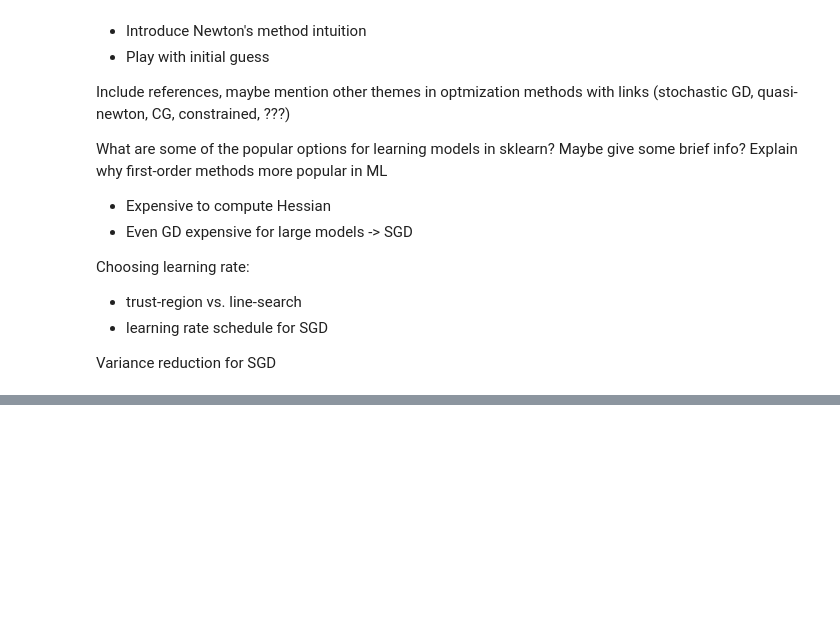
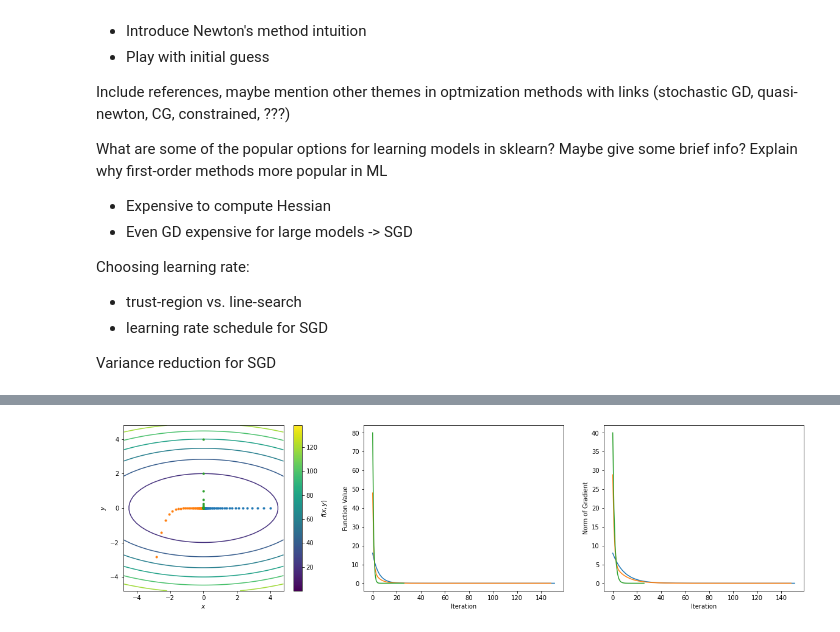
Before and after one commit to UW-AMO/neurohackademy, a Jupyter notebook: notebooks/gradientDescent.ipynb, the cells around one changed output, grey strips where cells are left out. Saved outputs shown, nothing was run; the diff lists cells and outputs as text; code cells hidden in the pictures; blank space fills up the shorter version.

```diff
--- a/notebooks/gradientDescent.ipynb
+++ b/notebooks/gradientDescent.ipynb
@@ -125,0 +48,18 @@ ax[2].set_ylabel('Norm of Gradient');
+# %%
+# Set up problem
+step = 0.05
+func = lambda x: x[0]**2 + 5*x[1]**2
+grad = lambda x: np.array([2*x[0], 10*x[1]])
+
+# one step: 0.1
+# cycle: 0.2
+
+x0 = [[4, 0], [-2*np.sqrt(2), -2*np.sqrt(2)], [0, 4]]
+results = [utils.gradient_descent(x0[ii], func, grad, step) for ii in range(len(x0))]
+utils.plot_2d(lambda x, y: x**2 + 5*y**2, results)
+# What's the difference between the initial conditions?
+# Why does one converge in less iterations than the other?
+
+# Try other initial conditions to see what happens...
+# %% [output]
+[figure, added]
```
Also changed, not shown: parts of 10 cells of this notebook, 1 other file.
